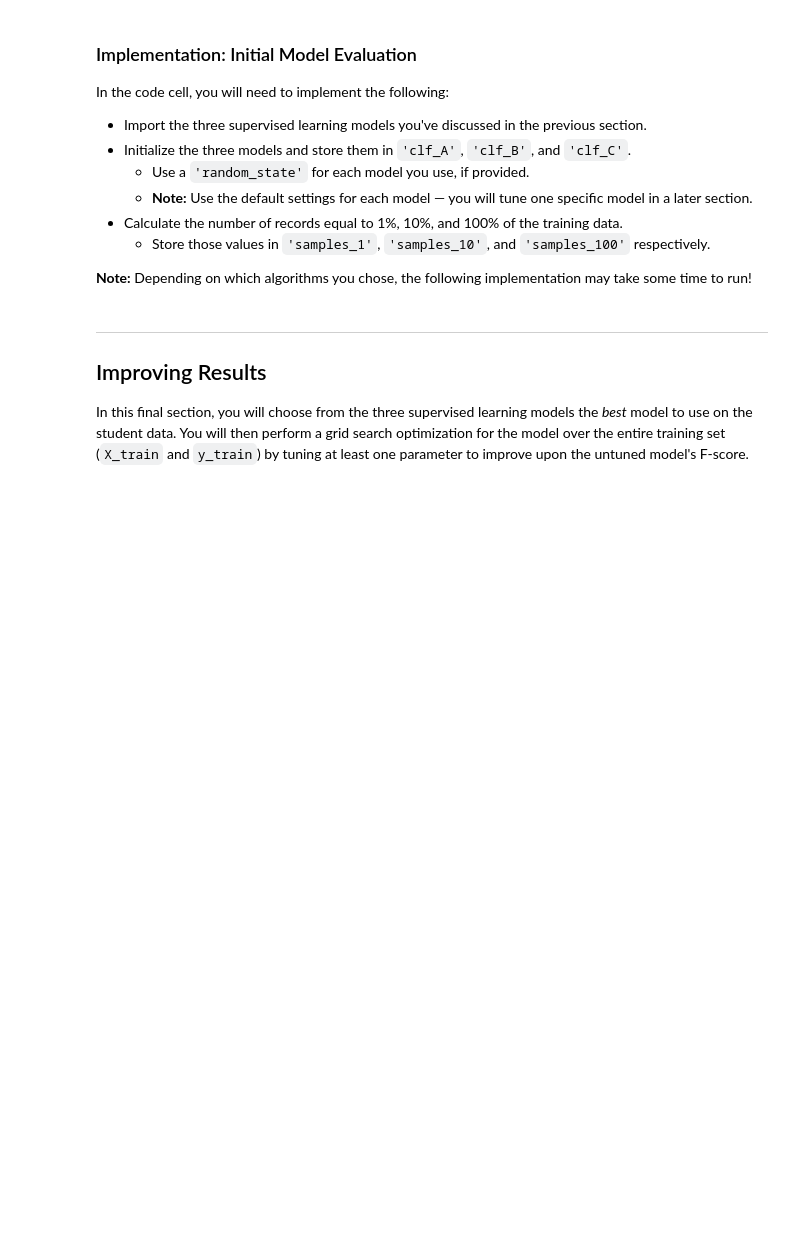
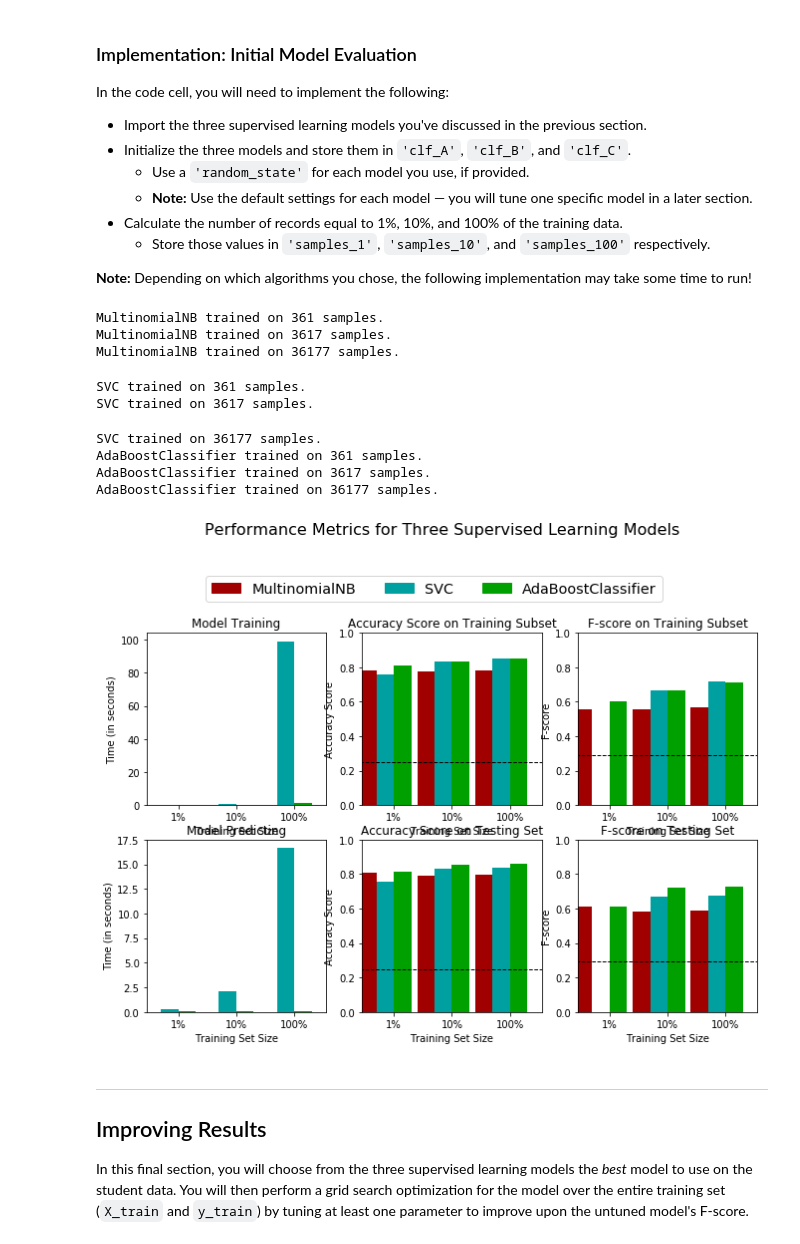
Before and after one commit to aime20rf/AIAdvancedTraining, a Jupyter notebook: p1_charityml/finding_donors.ipynb, the cells around one changed output. Drawn from its saved outputs; the diff is of its cells as text; code cells hidden in the pictures; blank space fills up the shorter version.

```diff
--- a/p1_charityml/finding_donors.ipynb
+++ b/p1_charityml/finding_donors.ipynb
@@ -314,6 +314,7 @@ In the code block below, you will need to implement the following:
 # %%
 # TODO: Import two metrics from sklearn - fbeta_score and accuracy_score
 from sklearn.metrics import fbeta_score, accuracy_score
+import random
 
 def train_predict(learner, sample_size, X_train, y_train, X_test, y_test):
     '''
@@ -330,10 +331,12 @@ def train_predict(learner, sample_size, X_train, y_train, X_test, y_test):
 
     # TODO: Fit the learner to the training data using slicing with 'sample_size'
     # using .fit(training_features[:], training_labels[:])
-    samples = random.sample(range(len(X_train)), sample_size)
-    training_features = X_train[samples]
-    training_labels = y_train[samples]
+    samples = np.asarray(random.sample(X_train.index.tolist(), sample_size))
+    training_features = X_train.loc[samples]
+    training_labels = y_train.loc[samples]
     start = time() # Get start time
+    #print(training_features[:])
+    #print(training_labels[:])
     learner.fit(training_features[:], training_labels[:])
     end = time() # Get end time
 
@@ -357,7 +360,7 @@ def train_predict(learner, sample_size, X_train, y_train, X_test, y_test):
     results['acc_test'] = accuracy_score(y_test, predictions_test)
 
     # TODO: Compute F-score on the the first 300 training samples using fbeta_score()
-    results['f_train'] = fbeta_score(y_train[:300], predictions_train, beta = 0.5) #check api
+    results['f_train'] = fbeta_score(y_train[:300], predictions_train, beta = 0.5)
 
     # TODO: Compute F-score on the test set which is y_test
     results['f_test'] = fbeta_score(y_test, predictions_test, beta = 0.5)
@@ -380,32 +383,45 @@ In the code cell, you will need to implement the following:
 **Note:** Depending on which algorithms you chose, the following implementation may take some time to run!
 # %%
 # TODO: Import the three supervised learning models from sklearn
-from sklearn.
+from sklearn.naive_bayes import MultinomialNB
+from sklearn.svm import SVC
+from sklearn.ensemble import AdaBoostClassifier
 
 # TODO: Initialize the three models
-clf_A = None
-clf_B = None
-clf_C = None
+clf_A = MultinomialNB()
+clf_B = SVC()
+clf_C = AdaBoostClassifier()
 
 # TODO: Calculate the number of samples for 1%, 10%, and 100% of the training data
 # HINT: samples_100 is the entire training set i.e. len(y_train)
 # HINT: samples_10 is 10% of samples_100 (ensure to set the count of the values to be `int` and not `float`)
 # HINT: samples_1 is 1% of samples_100 (ensure to set the count of the values to be `int` and not `float`)
-samples_100 = None
-samples_10 = None
-samples_1 = None
+samples_100 = len(y_train)
+samples_10 = int(.1*len(y_train))
+samples_1 = int(.01*len(y_train))
 
 # Collect results on the learners
 results = {}
 for clf in [clf_A, clf_B, clf_C]:
     clf_name = clf.__class__.__name__
     results[clf_name] = {}
     for i, samples in enumerate([samples_1, samples_10, samples_100]):
         results[clf_name][i] = \
         train_predict(clf, samples, X_train, y_train, X_test, y_test)
 
 # Run metrics visualization for the three supervised learning models chosen
 vs.evaluate(results, accuracy, fscore)
+# %% [output]
+MultinomialNB trained on 361 samples.
+MultinomialNB trained on 3617 samples.
+MultinomialNB trained on 36177 samples.
+SVC trained on 361 samples.
+SVC trained on 3617 samples.
+SVC trained on 36177 samples.
+AdaBoostClassifier trained on 361 samples.
+AdaBoostClassifier trained on 3617 samples.
+AdaBoostClassifier trained on 36177 samples.
+[figure, added]
 # %% [markdown]
 ----
 ## Improving Results
```
Also changed, not shown: parts of 20 cells of this notebook, 1 other file.
